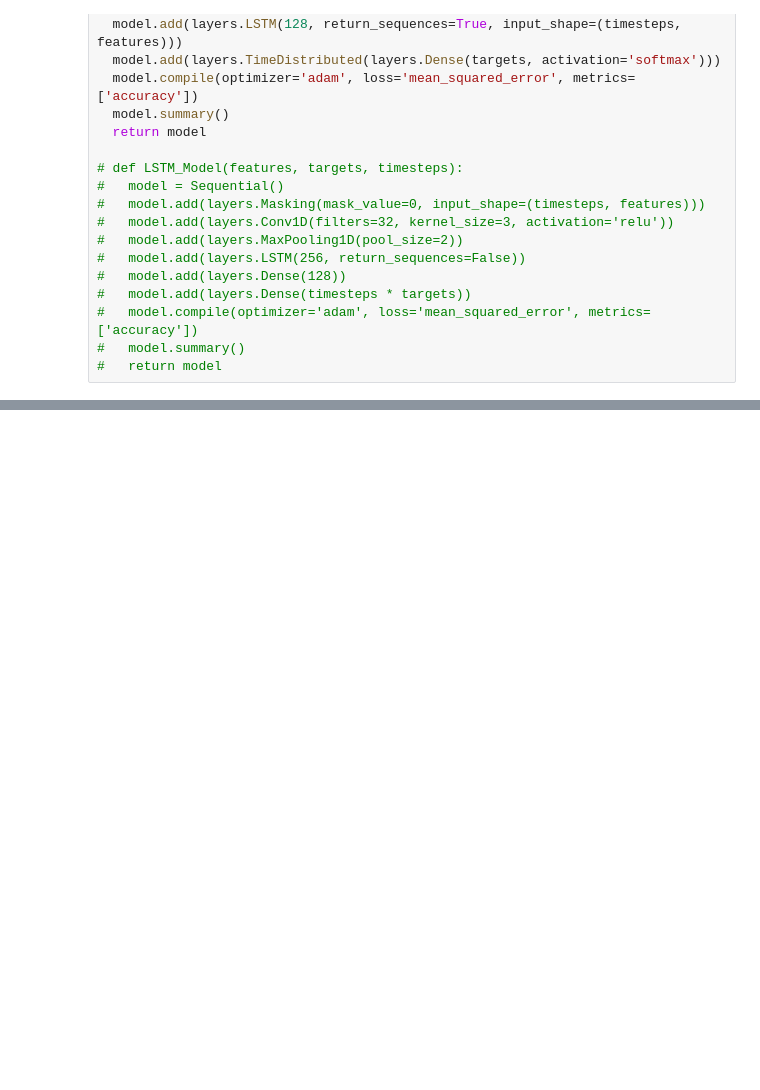
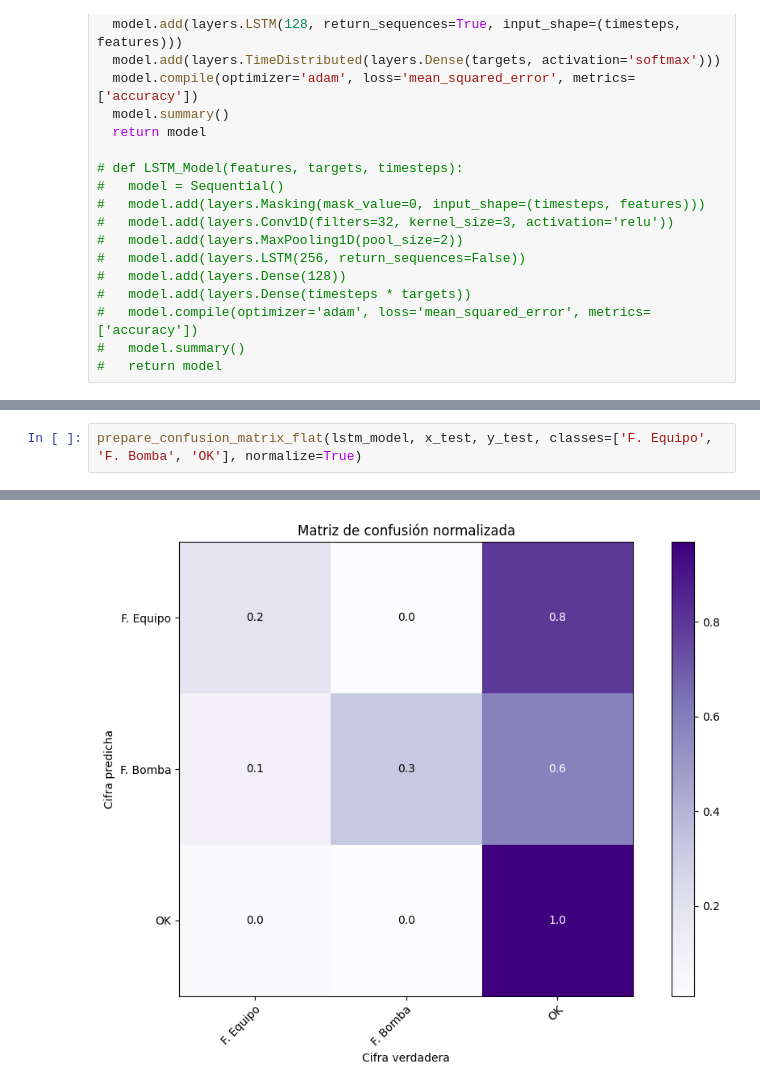
Before and after one commit to KOseare/rnn-failure-prediction, a Jupyter notebook: rnn-model.ipynb, the cells around one changed output, grey strips where cells are left out. Drawn from its saved outputs; the diff is of its cells as text; blank space fills up the shorter version.

Commit message:
Add confusion matrix

```diff
--- a/rnn-model.ipynb
+++ b/rnn-model.ipynb
@@ -234,0 +305,3 @@ plot_training_history(lstm_train.history)
+# %%
+prepare_confusion_matrix_flat(lstm_model, x_test, y_test, classes=['F. Equipo', 'F. Bomba', 'OK'], normalize=True)
+# %% [output]
@@ -234,0 +310 @@ plot_training_history(lstm_train.history)
+[figure, added]
```
Also changed, not shown: parts of 8 cells of this notebook.
